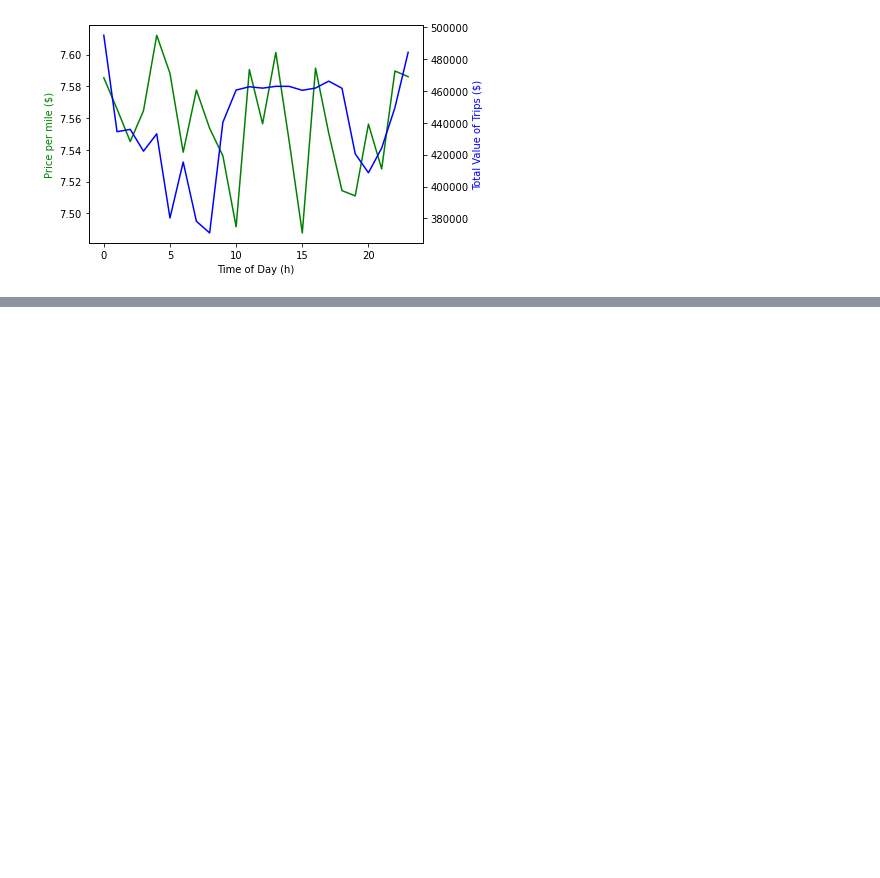
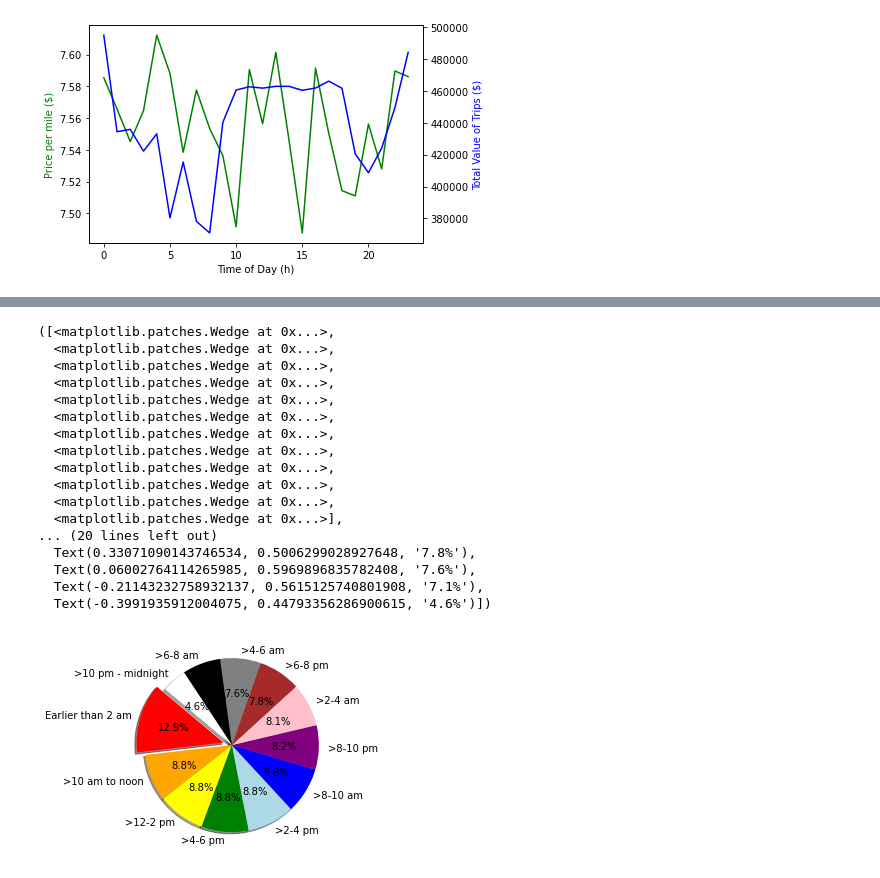
Before and after one commit to jillpeloquin13/UberProject, a Jupyter notebook: uber_data.ipynb, the cells around one changed output, grey strips where cells are left out. Saved outputs shown, nothing was run; the diff lists cells and outputs as text; code cells hidden in the pictures; blank space fills up the shorter version.

```diff
--- a/uber_data.ipynb
+++ b/uber_data.ipynb
@@ -377,0 +441,40 @@ plt.show()
+# %%
+# Pie Plot for time of day total counts
+
+%matplotlib inline
+
+# Labels for the sections of our pie chart
+labels = BinnedHours_Sort_df.index
+
+# The values of each section of the pie chart
+sizes = BinnedHours_Sort_df["Total Count"]
+
+# The colors of each section of the pie chart - may have to revisit color names
+colors = ["red", "orange", "yellow", "green","lightblue", "blue", "purple", "pink", "brown", "gray", "black", "white"]
+
+# Tells matplotlib to seperate the "whatever we want to highlight" section from the others
+explode = (0.1, 0, 0, 0, 0, 0, 0, 0, 0, 0, 0, 0)
+
+# Creates the pie chart based upon the values above
+# Automatically finds the percentages of each part of the pie chart
+plt.pie(sizes, explode=explode, labels=labels, colors=colors,
+        autopct="%1.1f%%", shadow=True, startangle=140)
+# %% [output]
+([<matplotlib.patches.Wedge at 0x...>,
+  <matplotlib.patches.Wedge at 0x...>,
+  <matplotlib.patches.Wedge at 0x...>,
+  <matplotlib.patches.Wedge at 0x...>,
+  <matplotlib.patches.Wedge at 0x...>,
+  <matplotlib.patches.Wedge at 0x...>,
+  <matplotlib.patches.Wedge at 0x...>,
+  <matplotlib.patches.Wedge at 0x...>,
+  <matplotlib.patches.Wedge at 0x...>,
+  <matplotlib.patches.Wedge at 0x...>,
+  <matplotlib.patches.Wedge at 0x...>,
+  <matplotlib.patches.Wedge at 0x...>],
+... (20 lines left out)
+  Text(0.33071090143746534, 0.5006299028927648, '7.8%'),
+  Text(0.06002764114265985, 0.5969896835782408, '7.6%'),
+  Text(-0.21143232758932137, 0.5615125740801908, '7.1%'),
+  Text(-0.3991935912004075, 0.44793356286900615, '4.6%')])
+[figure, added]
```
Also changed, not shown: parts of 8 cells of this notebook.
